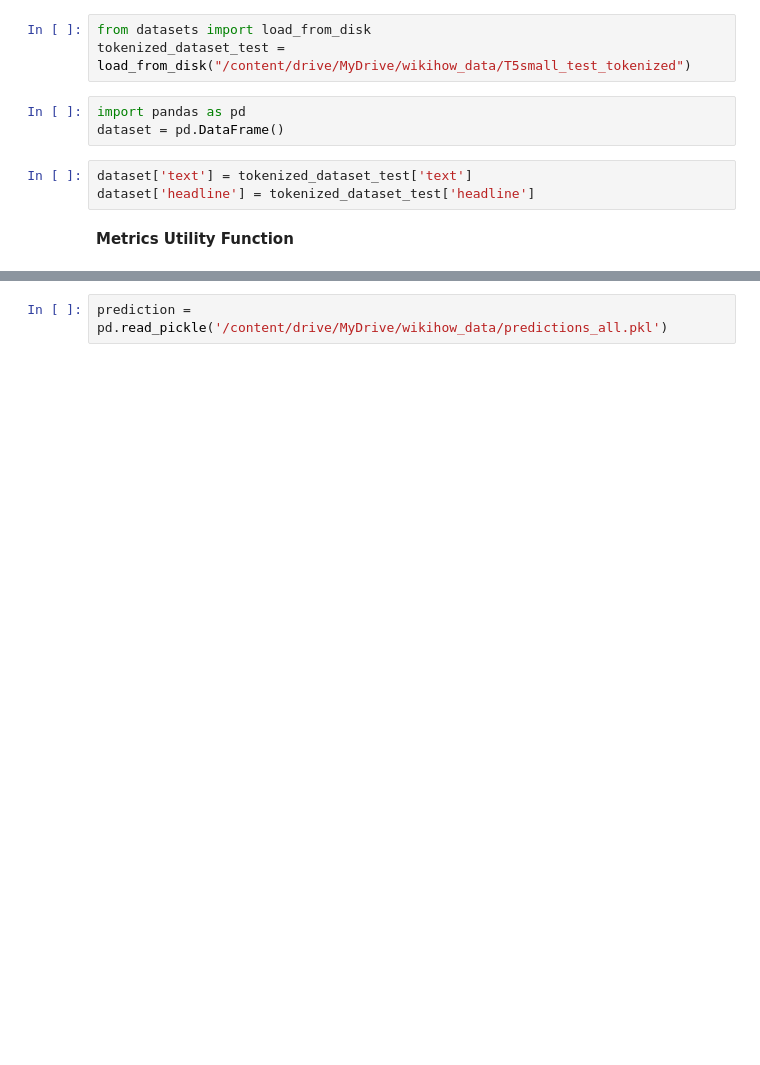
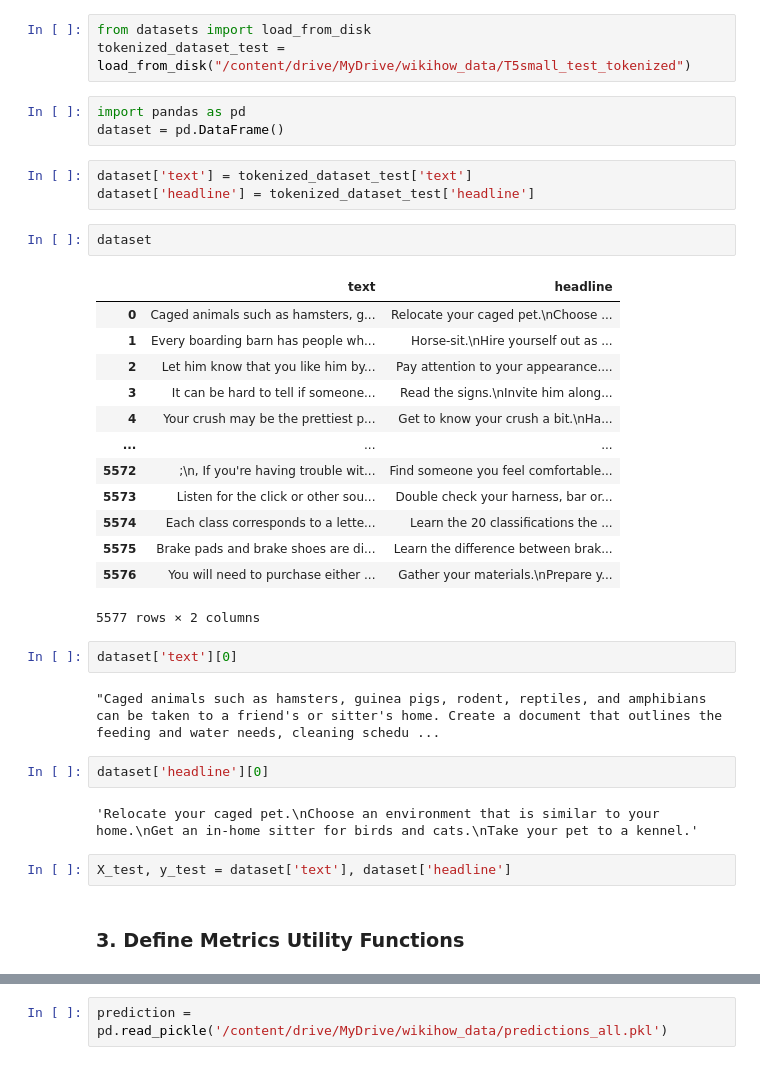
Before and after one commit to vishalreddy98/nlp-text-summarization, a Jupyter notebook: Code/Evaluation.ipynb, the cells around one changed output, grey strips where cells are left out. Cells and saved outputs as stored; diff of their text form; blank space fills up the shorter version.

```diff
--- a/Code/Evaluation.ipynb
+++ b/Code/Evaluation.ipynb
@@ -46,8 +46,34 @@ dataset = pd.DataFrame()
 # %%
 dataset['text'] = tokenized_dataset_test['text']
 dataset['headline'] = tokenized_dataset_test['headline']
+# %%
+dataset
+# %% [output]
+|  | text | headline |
+| 0 | Caged animals such as hamsters, g... | Relocate your caged pet.\nChoose ... |
+| 1 | Every boarding barn has people wh... | Horse-sit.\nHire yourself out as ... |
+| 2 | Let him know that you like him by... | Pay attention to your appearance.... |
+| 3 | It can be hard to tell if someone... | Read the signs.\nInvite him along... |
+| 4 | Your crush may be the prettiest p... | Get to know your crush a bit.\nHa... |
+| ... | ... | ... |
+| 5572 | ;\n, If you're having trouble wit... | Find someone you feel comfortable... |
+| 5573 | Listen for the click or other sou... | Double check your harness, bar or... |
+| 5574 | Each class corresponds to a lette... | Learn the 20 classifications the ... |
+| 5575 | Brake pads and brake shoes are di... | Learn the difference between brak... |
+| 5576 | You will need to purchase either ... | Gather your materials.\nPrepare y... |
+5577 rows × 2 columns
+# %%
+dataset['text'][0]
+# %% [output]
+"Caged animals such as hamsters, guinea pigs, rodent, reptiles, and amphibians can be taken to a friend's or sitter's home. Create a document that outlines the feeding and water needs, cleaning schedu ...
+# %%
+dataset['headline'][0]
+# %% [output]
+'Relocate your caged pet.\nChoose an environment that is similar to your home.\nGet an in-home sitter for birds and cats.\nTake your pet to a kennel.'
+# %%
+X_test, y_test = dataset['text'], dataset['headline']
 # %% [markdown]
-**Metrics Utility Function**
+### **3. Define Metrics Utility Functions**
 # %%
 # Set the locale to UTF-8
 import locale
```
Also changed, not shown: parts of 75 cells of this notebook.
